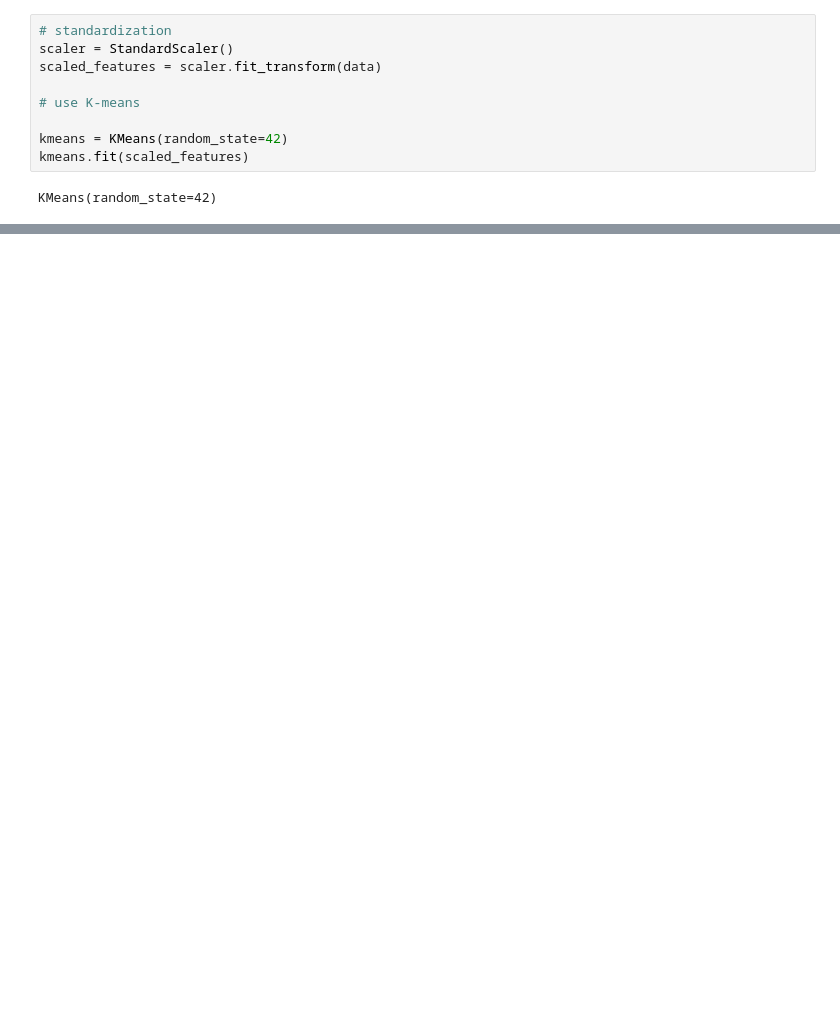
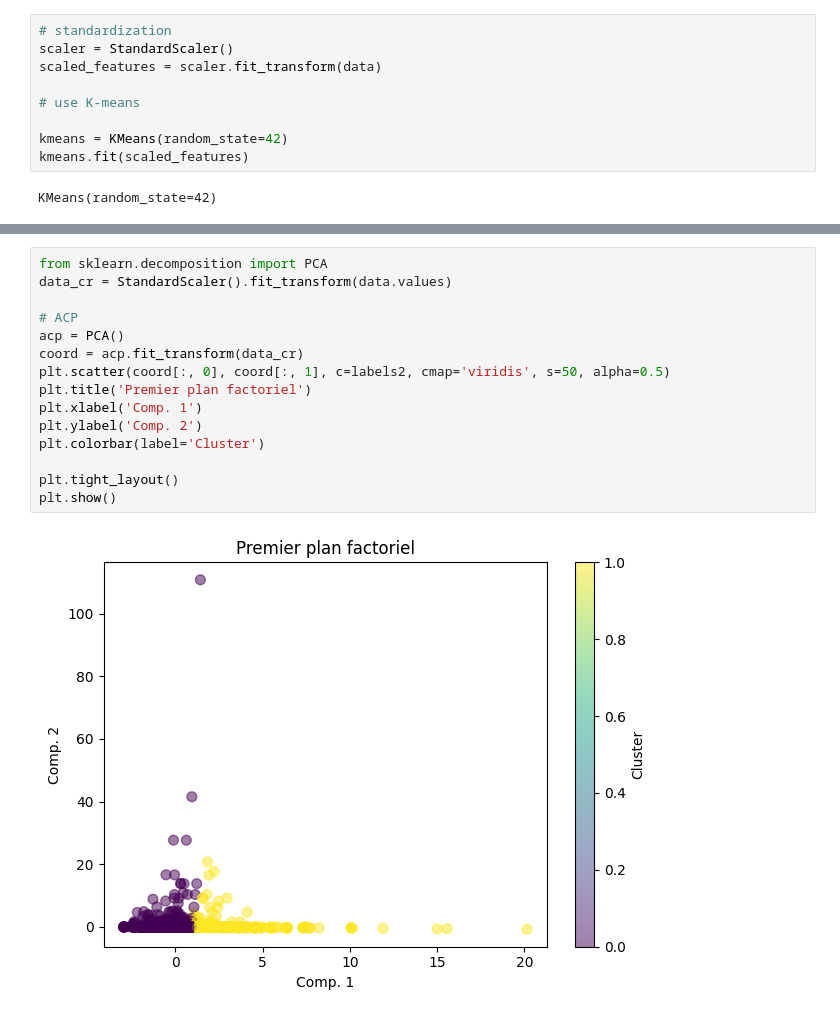
Before and after one commit to laurepg/IF19_project, a Jupyter notebook: kmeans.ipynb, the cells around one changed output, grey strips where cells are left out. Cells and saved outputs as stored; diff of their text form; blank space fills up the shorter version.

```diff
--- a/kmeans.ipynb
+++ b/kmeans.ipynb
@@ -56,0 +96,17 @@ plt.show()
+# %%
+from sklearn.decomposition import PCA
+data_cr = StandardScaler().fit_transform(data.values)
+
+# ACP
+acp = PCA()
+coord = acp.fit_transform(data_cr)
+plt.scatter(coord[:, 0], coord[:, 1], c=labels2, cmap='viridis', s=50, alpha=0.5)
+plt.title('Premier plan factoriel')
+plt.xlabel('Comp. 1')
+plt.ylabel('Comp. 2')
+plt.colorbar(label='Cluster')
+
+plt.tight_layout()
+plt.show()
+# %% [output]
+[figure, added]
```
Also changed, not shown: parts of 7 cells of this notebook, 2 other files.
